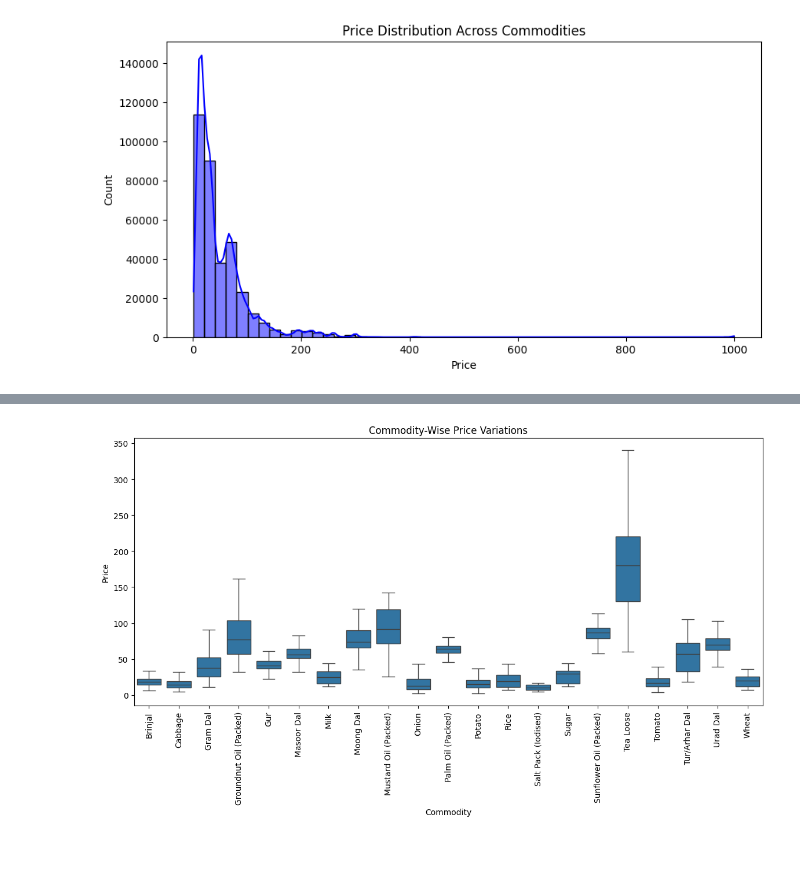
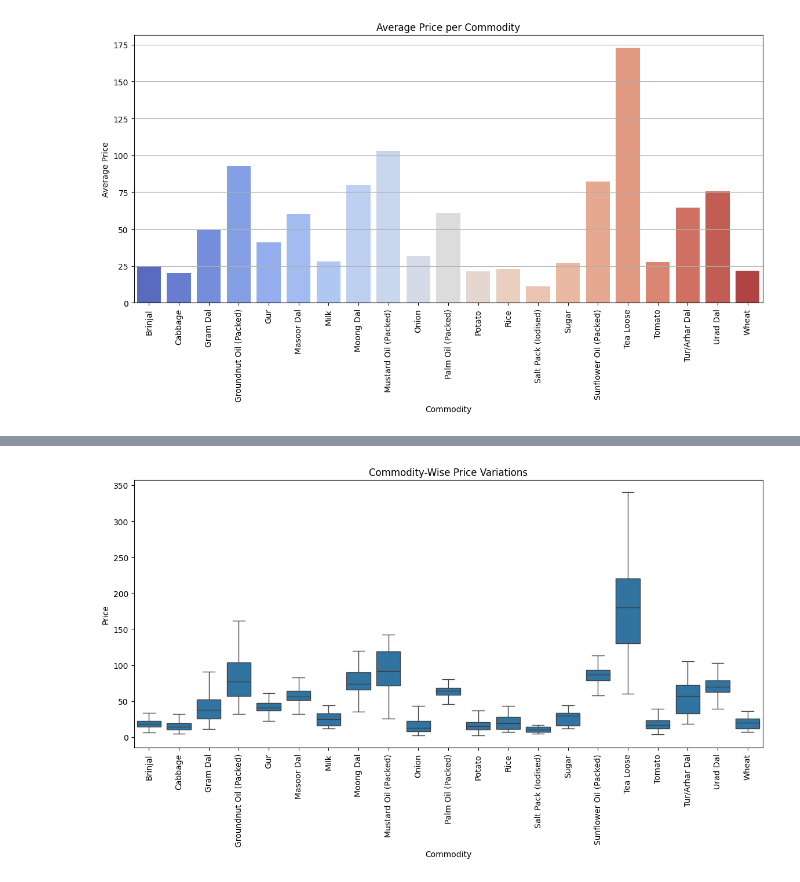
Before and after one commit to Aashif786/Price-Prediction-Model-for-Agricultural-Products, a Jupyter notebook: sourcecode/eda.ipynb, the cells around one changed output, grey strips where cells are left out. Saved outputs shown, nothing was run; the diff lists cells and outputs as text; code cells hidden in the pictures; blank space fills up the shorter version.

```diff
--- a/sourcecode/eda.ipynb
+++ b/sourcecode/eda.ipynb
@@ -109,12 +125,14 @@ Passing `palette` without assigning `hue` is deprecated and will be removed in v
-# %%
-plt.figure(figsize=(10, 5))
-sns.histplot(final_df["Price"].dropna(), bins=50, kde=True, color="blue")
-plt.xlabel("Price")
-plt.ylabel("Count")
-plt.title("Price Distribution Across Commodities")
-plt.show()
-# %% [output]
-[figure, removed]
+# %%
+plt.figure(figsize=(14, 6))
+sns.barplot(data=final_df, x="Commodity_Name", y="Price", errorbar=None, palette="coolwarm")
+plt.xticks(rotation=90)
+plt.xlabel("Commodity")
+plt.ylabel("Average Price")
+plt.title("Average Price per Commodity")
+plt.grid(axis="y")
+plt.show()
+# %% [output]
+[figure, added]
 # %%
 final_df["Month"] = final_df["Date"].dt.to_period("M")
 monthly_prices = final_df.groupby("Month")["Price"].mean()
```
Also changed, not shown: parts of 10 cells of this notebook, 24 other files.
